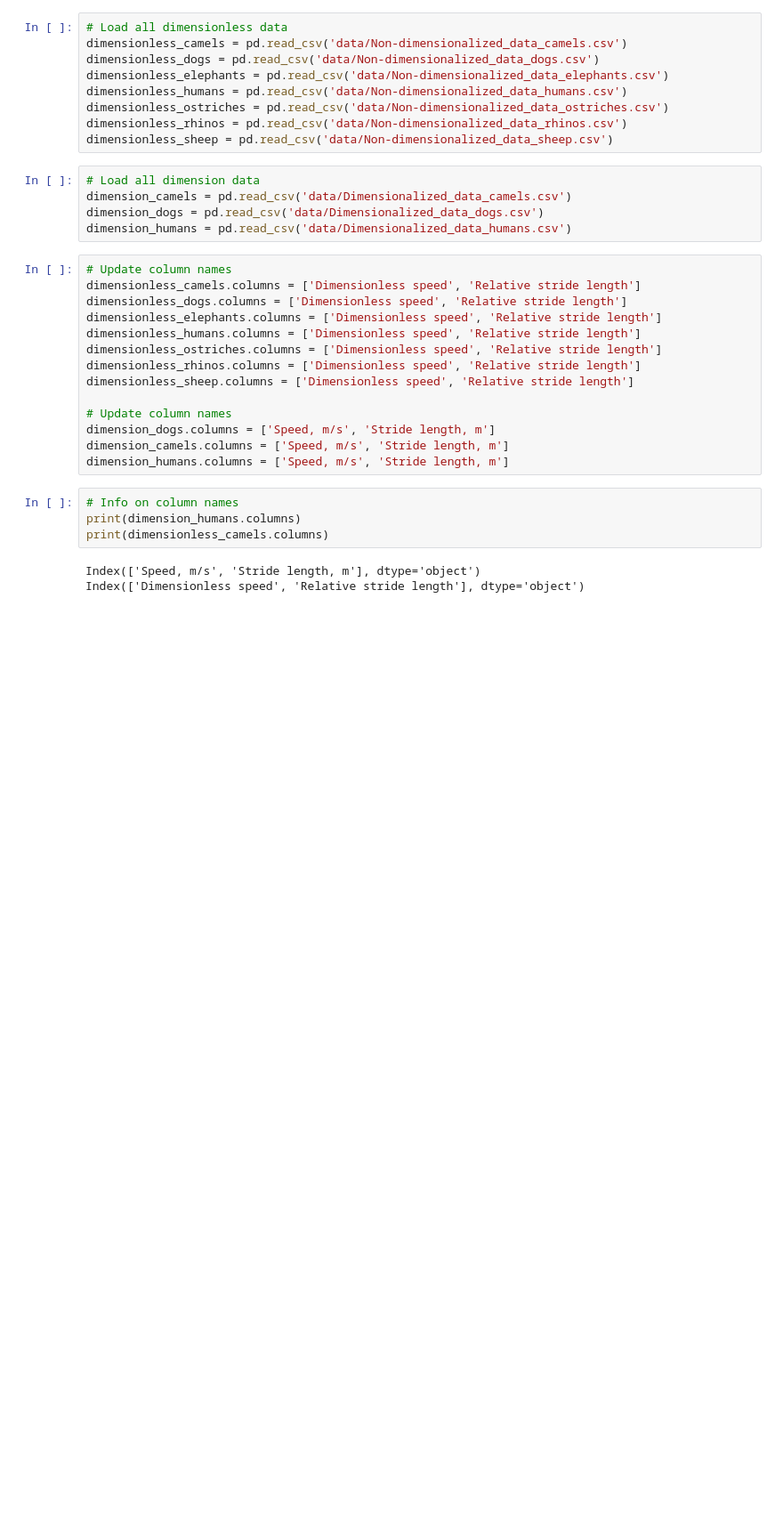
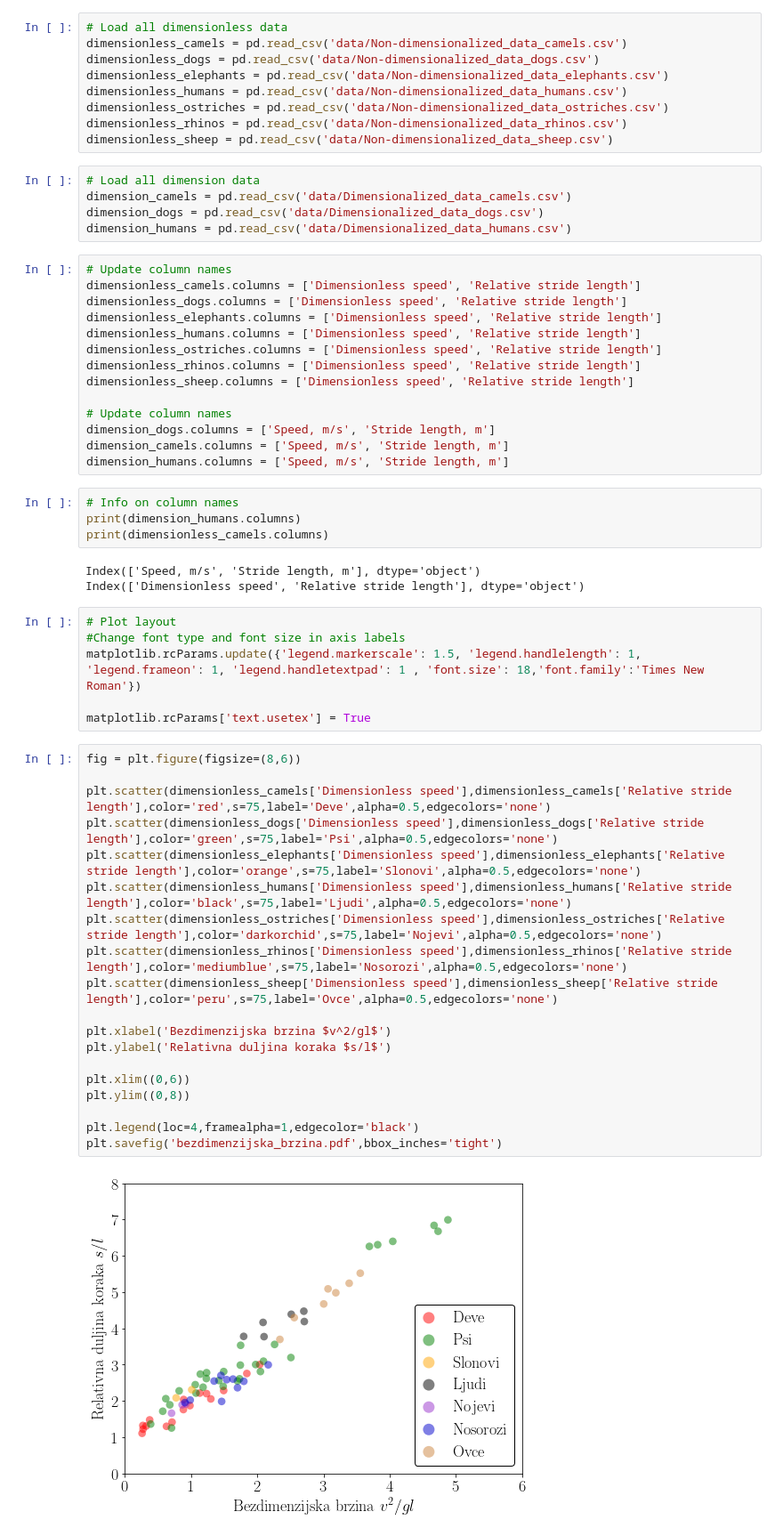
Before and after one commit to cimbaIG/T-Rex_Speed, a Jupyter notebook: t_rex_speed_analysis.ipynb, the cells around one changed output. Shown at 89% size. Drawn from its saved outputs; the diff is of its cells as text; blank space fills up the shorter version.

Commit message:
Diagrams plotted.

```diff
--- a/t_rex_speed_analysis.ipynb
+++ b/t_rex_speed_analysis.ipynb
@@ -37,3 +38,30 @@ print(dimensionless_camels.columns)
 # %% [output]
 Index(['Speed, m/s', 'Stride length, m'], dtype='object')
 Index(['Dimensionless speed', 'Relative stride length'], dtype='object')
+# %%
+# Plot layout
+#Change font type and font size in axis labels
+matplotlib.rcParams.update({'legend.markerscale': 1.5, 'legend.handlelength': 1, 'legend.frameon': 1, 'legend.handletextpad': 1 , 'font.size': 18,'font.family':'Times New Roman'})
+
+matplotlib.rcParams['text.usetex'] = True
+# %%
+fig = plt.figure(figsize=(8,6))
+
+plt.scatter(dimensionless_camels['Dimensionless speed'],dimensionless_camels['Relative stride length'],color='red',s=75,label='Deve',alpha=0.5,edgecolors='none')
+plt.scatter(dimensionless_dogs['Dimensionless speed'],dimensionless_dogs['Relative stride length'],color='green',s=75,label='Psi',alpha=0.5,edgecolors='none')
+plt.scatter(dimensionless_elephants['Dimensionless speed'],dimensionless_elephants['Relative stride length'],color='orange',s=75,label='Slonovi',alpha=0.5,edgecolors='none')
+plt.scatter(dimensionless_humans['Dimensionless speed'],dimensionless_humans['Relative stride length'],color='black',s=75,label='Ljudi',alpha=0.5,edgecolors='none')
+plt.scatter(dimensionless_ostriches['Dimensionless speed'],dimensionless_ostriches['Relative stride length'],color='darkorchid',s=75,label='Nojevi',alpha=0.5,edgecolors='none')
+plt.scatter(dimensionless_rhinos['Dimensionless speed'],dimensionless_rhinos['Relative stride length'],color='mediumblue',s=75,label='Nosorozi',alpha=0.5,edgecolors='none')
+plt.scatter(dimensionless_sheep['Dimensionless speed'],dimensionless_sheep['Relative stride length'],color='peru',s=75,label='Ovce',alpha=0.5,edgecolors='none')
+
+plt.xlabel('Bezdimenzijska brzina $v^2/gl$')
+plt.ylabel('Relativna duljina koraka $s/l$')
+
+plt.xlim((0,6))
+plt.ylim((0,8))
+
+plt.legend(loc=4,framealpha=1,edgecolor='black')
+plt.savefig('bezdimenzijska_brzina.pdf',bbox_inches='tight')
+# %% [output]
+[figure, added]
```
Also changed, not shown: parts of 2 cells of this notebook, 2 other files.
